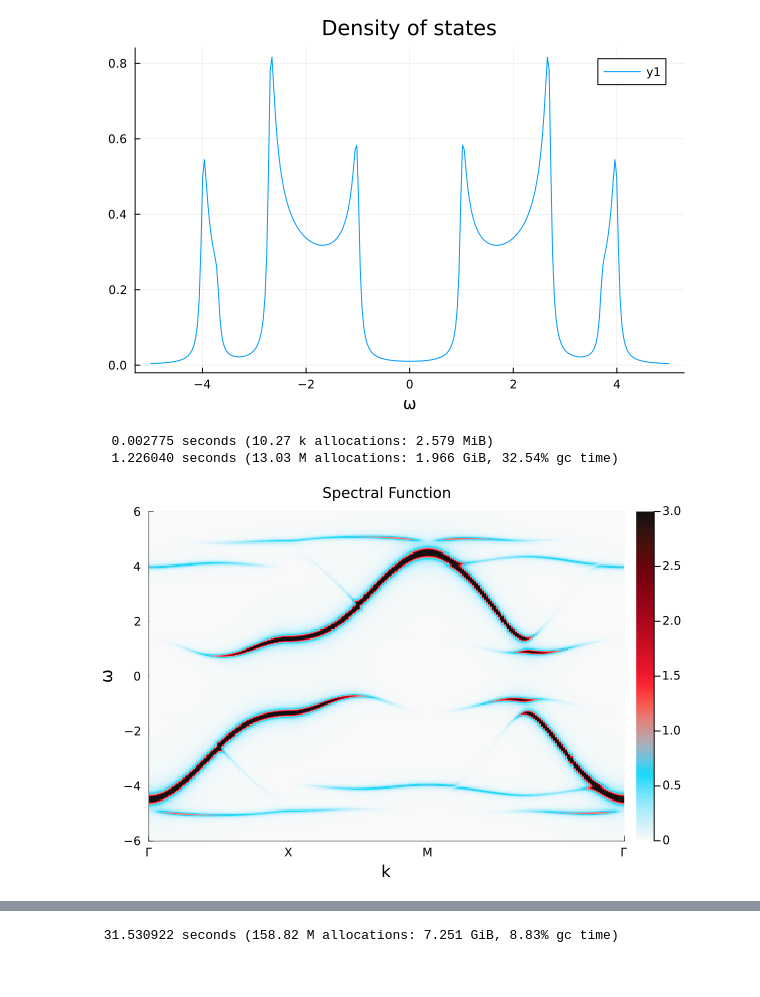
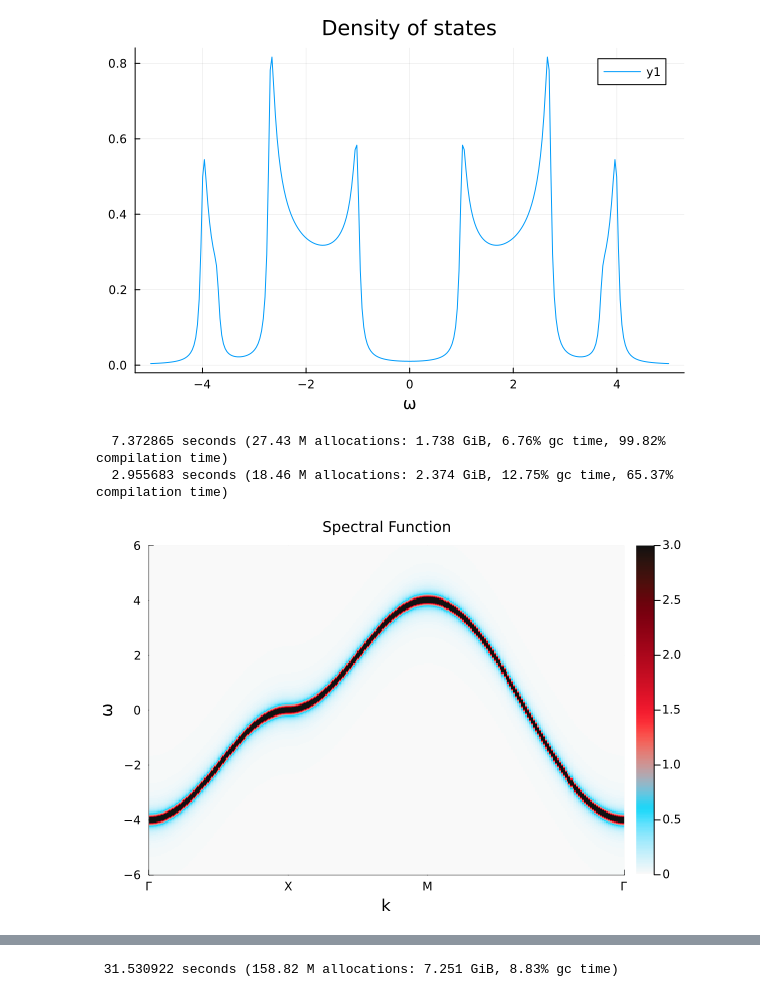
Before and after one commit to ZongYongyue/QuantumClusterTheories.jl, a Jupyter notebook: demo/spectrum.ipynb, the cells around one changed output, grey strips where cells are left out. Drawn from its saved outputs; the diff is of its cells as text; code cells hidden in the pictures.

```diff
--- a/demo/spectrum.ipynb
+++ b/demo/spectrum.ipynb
@@ -36,21 +36,21 @@ f = plot(ω_range, A; xlabel="ω" , title="Density of states")
 # %%
 unitcell = Lattice([0, 0]; vectors=[[1, 0], [0, 1]])
 cluster = Lattice(unitcell, (2,2), ('p','p'))
 hilbert = Hilbert(site=>Fock{:f}(1, 2) for site=1:length(cluster))
 bs = Sector(hilbert, SpinfulParticle(4, 0.0))
 t = Hopping(:t, -1.0, 1)
-U = Hubbard(:U, 4.0)
-μ = Onsite(:μ, -2.0)
+U = Hubbard(:U, 0.0)
+μ = Onsite(:μ, -0.0)
 origiterms = (t, U, μ)
 referterms = (t, U, μ)
 neighbors = Neighbors(0=>0.0, 1=>1.0)
 @time vca = VCA(:N, unitcell, cluster, hilbert, origiterms, referterms, bs)
 k_path = ReciprocalPath(reciprocals(unitcell.vectors), rectangle"Γ-X-M-Γ", length=100)
 ω_range = range(-6, 6, length=300)
 @time G = singleParticleGreenFunction(:f, vca, k_path, ω_range)
 A = spectrum(G)
 f = plot(k_path, ω_range, A; xlabel="k", ylabel="ω", color=colorbar, title="Spectral Function",clims=(0, 3))
 # %% [output]
-  0.002775 seconds (10.27 k allocations: 2.579 MiB)
-  1.226040 seconds (13.03 M allocations: 1.966 GiB, 32.54% gc time)
+  7.372865 seconds (27.43 M allocations: 1.738 GiB, 6.76% gc time, 99.82% compilation time)
+  2.955683 seconds (18.46 M allocations: 2.374 GiB, 12.75% gc time, 65.37% compilation time)
-[figure, old version]
+[figure, new version]
```
Also changed, not shown: parts of 2 cells of this notebook.
